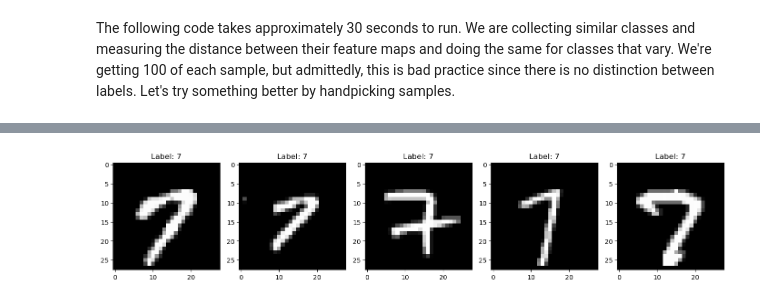
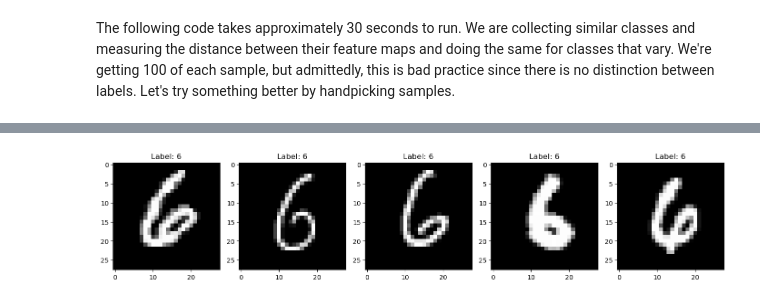
Before and after one commit to manjushettar/uncertainty, a Jupyter notebook: reliable_networks/mnist_exploration.ipynb, the cells around one changed output, grey strips where cells are left out. Cells and saved outputs as stored; diff of their text form; code cells hidden in the pictures.

```diff
--- a/reliable_networks/mnist_exploration.ipynb
+++ b/reliable_networks/mnist_exploration.ipynb
@@ -421,10 +428,10 @@ def handpick_samples(dataset, target_label, num_samples):
 
     return selected_data, selected_labels
 # %%
-target_label = 7
+target_label = 6
 num_samples = 5
 selected_data, selected_labels = handpick_samples(mnist_train, target_label, num_samples)
 
 show_multiple_images(selected_data, selected_labels)
 # %% [output]
-[figure, old version]
+[figure, new version]
```
Also changed, not shown: parts of 17 cells of this notebook.
